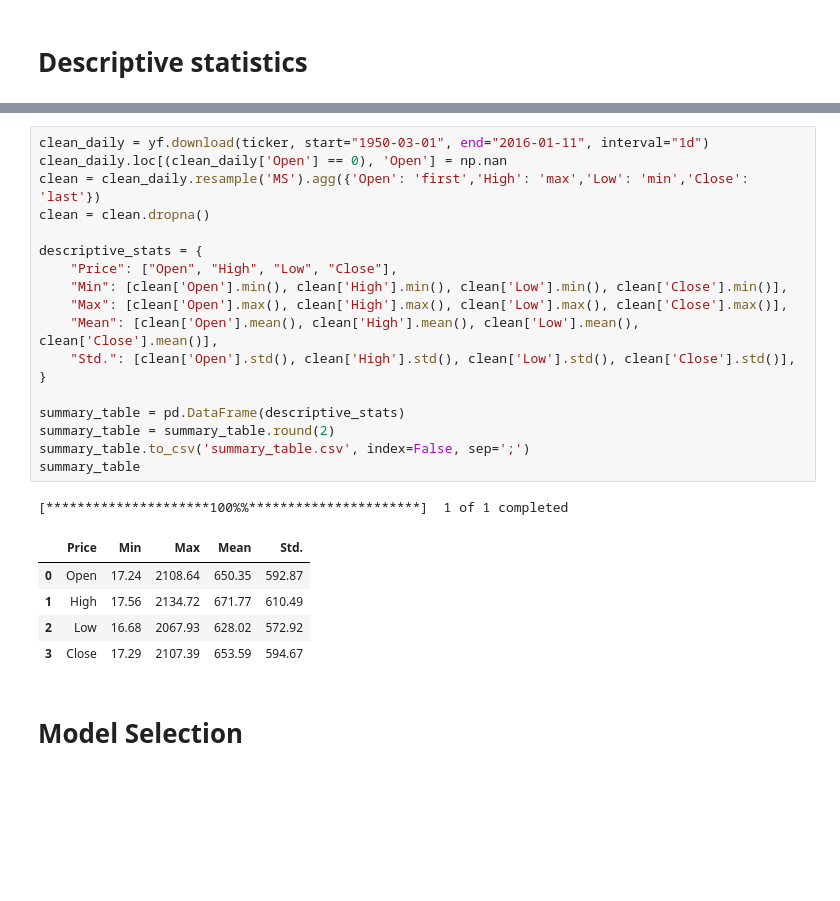
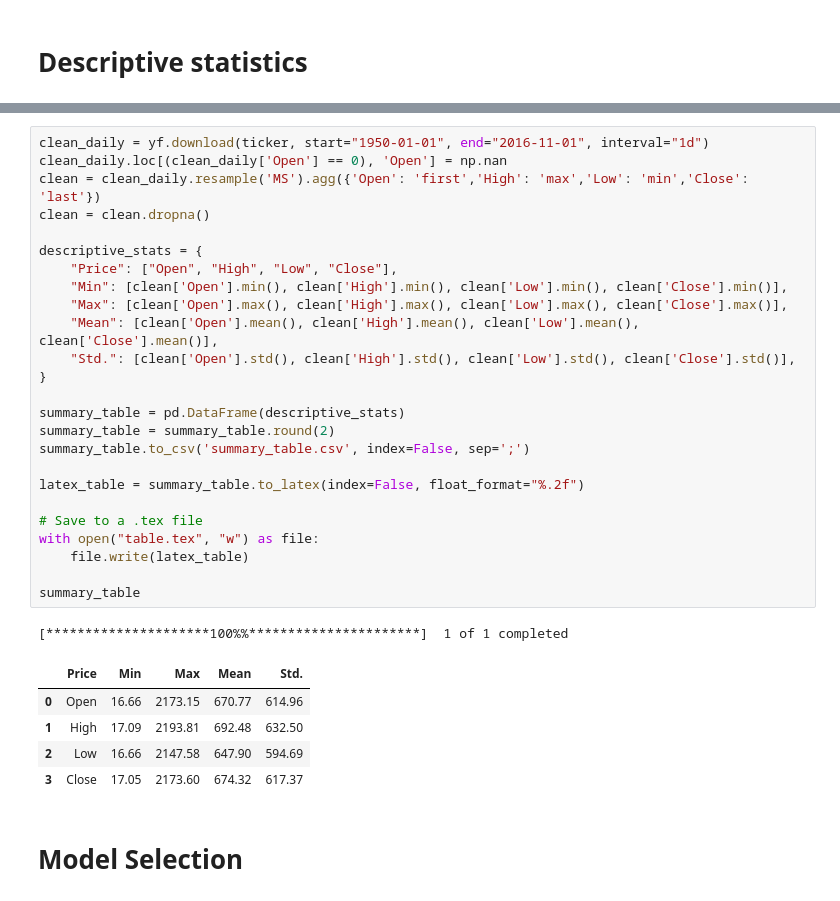
Before and after one commit to rinaaro/TS-project---HMM, a Jupyter notebook: Data_collection.ipynb, the cells around one changed output, grey strips where cells are left out. Saved outputs shown, nothing was run; the diff lists cells and outputs as text; blank space fills up the shorter version.

```diff
--- a/Data_collection.ipynb
+++ b/Data_collection.ipynb
@@ -51,30 +50,37 @@ plt.show()
 # %% [output]
 [figure]
 # %%
-clean_daily = yf.download(ticker, start="1950-03-01", end="2016-01-11", interval="1d")
+clean_daily = yf.download(ticker, start="1950-01-01", end="2016-11-01", interval="1d")
 clean_daily.loc[(clean_daily['Open'] == 0), 'Open'] = np.nan
 clean = clean_daily.resample('MS').agg({'Open': 'first','High': 'max','Low': 'min','Close': 'last'})
 clean = clean.dropna()
 
 descriptive_stats = {
     "Price": ["Open", "High", "Low", "Close"],
     "Min": [clean['Open'].min(), clean['High'].min(), clean['Low'].min(), clean['Close'].min()],
     "Max": [clean['Open'].max(), clean['High'].max(), clean['Low'].max(), clean['Close'].max()],
     "Mean": [clean['Open'].mean(), clean['High'].mean(), clean['Low'].mean(), clean['Close'].mean()],
     "Std.": [clean['Open'].std(), clean['High'].std(), clean['Low'].std(), clean['Close'].std()],
 }
 
 summary_table = pd.DataFrame(descriptive_stats)
 summary_table = summary_table.round(2)
 summary_table.to_csv('summary_table.csv', index=False, sep=';')
+
+latex_table = summary_table.to_latex(index=False, float_format="%.2f")
+
+# Save to a .tex file
+with open("table.tex", "w") as file:
+    file.write(latex_table)
+
 summary_table
 # %% [output]
 [*********************100%%**********************]  1 of 1 completed
 |  | Price | Min | Max | Mean | Std. |
-| 0 | Open | 17.24 | 2108.64 | 650.35 | 592.87 |
-| 1 | High | 17.56 | 2134.72 | 671.77 | 610.49 |
-| 2 | Low | 16.68 | 2067.93 | 628.02 | 572.92 |
-| 3 | Close | 17.29 | 2107.39 | 653.59 | 594.67 |
+| 0 | Open | 16.66 | 2173.15 | 670.77 | 614.96 |
+| 1 | High | 17.09 | 2193.81 | 692.48 | 632.50 |
+| 2 | Low | 16.66 | 2147.58 | 647.90 | 594.69 |
+| 3 | Close | 17.05 | 2173.60 | 674.32 | 617.37 |
 # %% [markdown]
 # Model Selection
 # %%
```
Also changed, not shown: parts of 19 cells of this notebook.
